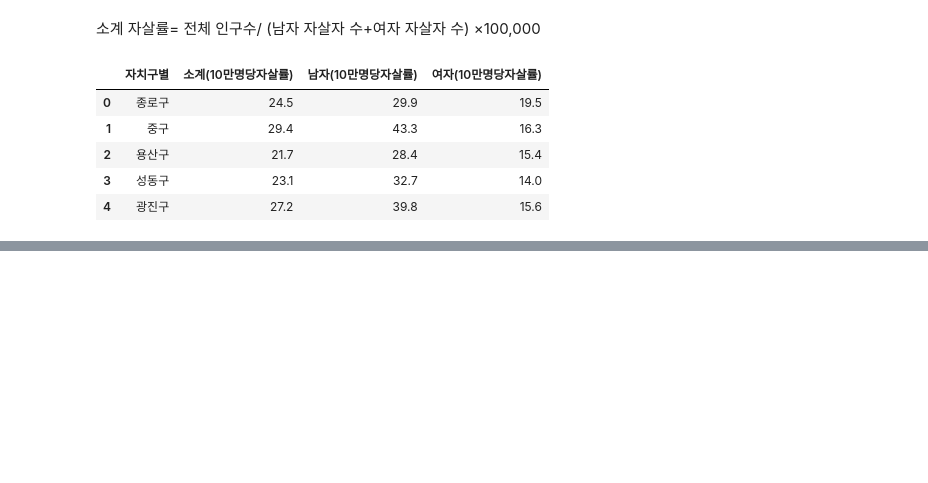
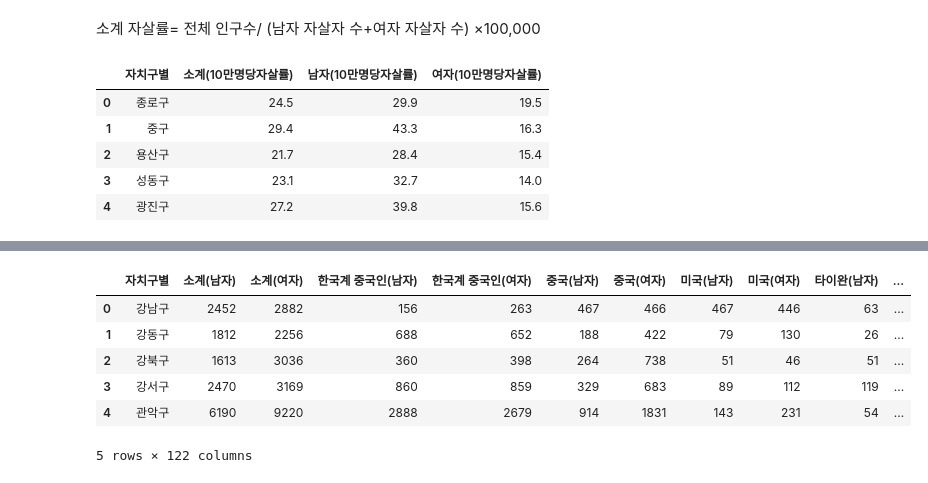
Before and after one commit to CityCrimeResearch/MidProject, a Jupyter notebook: ipynbTest/Junhyeok/정규화.ipynb, the cells around one changed output, grey strips where cells are left out. Cells and saved outputs as stored; diff of their text form; code cells hidden in the pictures; blank space fills up the shorter version.

```diff
--- a/ipynbTest/Junhyeok/정규화.ipynb
+++ b/ipynbTest/Junhyeok/정규화.ipynb
@@ -371,0 +383,12 @@ merged4_df.to_csv('members/조준혁/합친거4.csv', encoding='utf-8-sig', inde
+# %%
+# 외국인 남녀합 컬럼을 만든다
+df_foreign['등록외국인 소계'] = df_foreign['소계(남자)'] + df_foreign['소계(여자)']
+df_foreign.head()
+# %% [output]
+|  | 자치구별 | 소계(남자) | 소계(여자) | 한국계 중국인(남자) | 한국계 중국인(여자) | 중국(남자) | 중국(여자) | 미국(남자) | 미국(여자) | 타이완(남자) | ... |
+| 0 | 강남구 | 2452 | 2882 | 156 | 263 | 467 | 466 | 467 | 446 | 63 | ... |
+| 1 | 강동구 | 1812 | 2256 | 688 | 652 | 188 | 422 | 79 | 130 | 26 | ... |
+| 2 | 강북구 | 1613 | 3036 | 360 | 398 | 264 | 738 | 51 | 46 | 51 | ... |
+| 3 | 강서구 | 2470 | 3169 | 860 | 859 | 329 | 683 | 89 | 112 | 119 | ... |
+| 4 | 관악구 | 6190 | 9220 | 2888 | 2679 | 914 | 1831 | 143 | 231 | 54 | ... |
+5 rows × 122 columns
```
Also changed, not shown: parts of 8 cells of this notebook, 2 other files.
